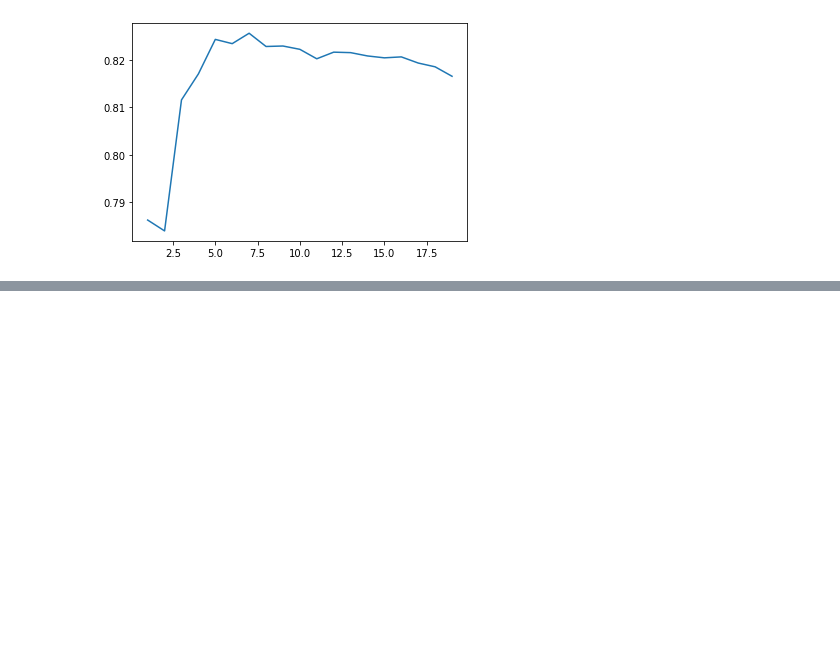
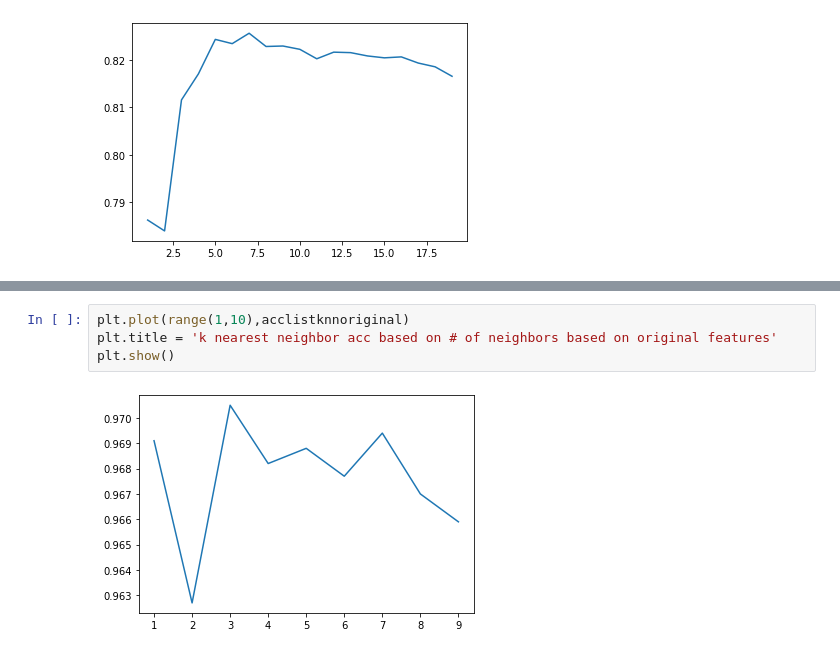
Before and after one commit to aSafarpoor/DIP, a Jupyter notebook: DIP_hw4_99210301.ipynb, the cells around one changed output, grey strips where cells are left out. Drawn from its saved outputs; the diff is of its cells as text; blank space fills up the shorter version.

```diff
--- a/DIP_hw4_99210301.ipynb
+++ b/DIP_hw4_99210301.ipynb
@@ -1217,3 +1235,9 @@ plt.show()
+# %%
+plt.plot(range(1,10),acclistknnoriginal)
+plt.title = 'k nearest neighbor acc based on # of neighbors based on original features'
+plt.show()
+# %% [output]
+[figure, added]
 # %%
 plt.plot(range(1,20),acclist,label='784, max='+str(int(100*max(acclist))))
 plt.plot(range(1,20),acclistrf,label='featured max='+str(int(100*max(acclistrf))))
```
Also changed, not shown: parts of 10 cells of this notebook.
